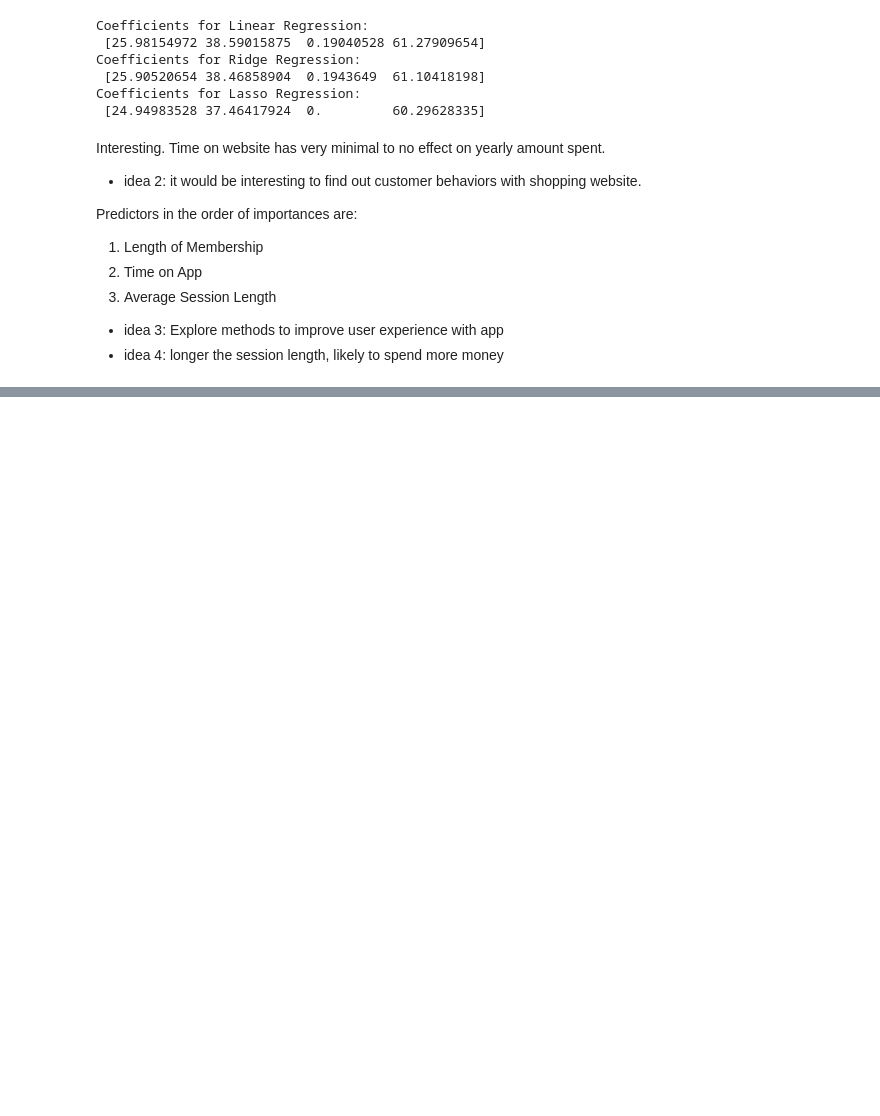
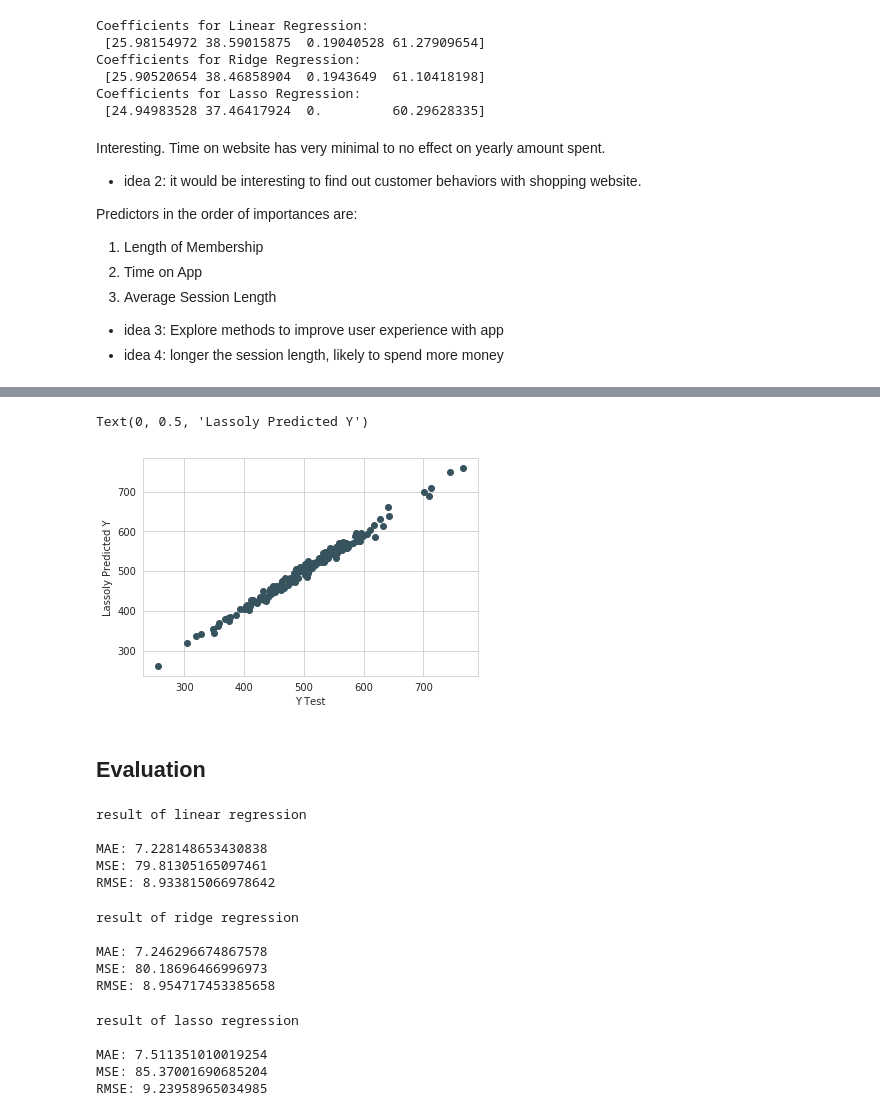
Before and after one commit to dking21/E-commerce-Customer-Analysis, a Jupyter notebook: progress_notebook.ipynb, the cells around one changed output, grey strips where cells are left out. Drawn from its saved outputs; the diff is of its cells as text; code cells hidden in the pictures; blank space fills up the shorter version.

```diff
--- a/progress_notebook.ipynb
+++ b/progress_notebook.ipynb
@@ -148,0 +169,42 @@ Predictors in the order of importances are:
+# %%
+plt.scatter(y_test,prediction_lasso)
+plt.xlabel('Y Test')
+plt.ylabel('Lassoly Predicted Y')
+# %% [output]
+Text(0, 0.5, 'Lassoly Predicted Y')
+[figure, added]
+# %% [markdown]
+## Evaluation
+# %%
+print("result of linear regression \n")
+print('MAE:', metrics.mean_absolute_error(y_test, prediction_linear))
+print('MSE:', metrics.mean_squared_error(y_test, prediction_linear))
+print('RMSE:', np.sqrt(metrics.mean_squared_error(y_test, prediction_linear)))
+# %% [output]
+result of linear regression
+
+MAE: 7.228148653430838
+MSE: 79.81305165097461
+RMSE: 8.933815066978642
+# %%
+print("result of ridge regression \n")
+print('MAE:', metrics.mean_absolute_error(y_test, prediction_ridge))
+print('MSE:', metrics.mean_squared_error(y_test, prediction_ridge))
+print('RMSE:', np.sqrt(metrics.mean_squared_error(y_test, prediction_ridge)))
+# %% [output]
+result of ridge regression
+
+MAE: 7.246296674867578
+MSE: 80.18696466996973
+RMSE: 8.954717453385658
+# %%
+print("result of lasso regression \n")
+print('MAE:', metrics.mean_absolute_error(y_test, prediction_lasso))
+print('MSE:', metrics.mean_squared_error(y_test, prediction_lasso))
+print('RMSE:', np.sqrt(metrics.mean_squared_error(y_test, prediction_lasso)))
+# %% [output]
+result of lasso regression
+
+MAE: 7.511351010019254
+MSE: 85.37001690685204
+RMSE: 9.23958965034985
```
Also changed, not shown: parts of 4 cells of this notebook.
